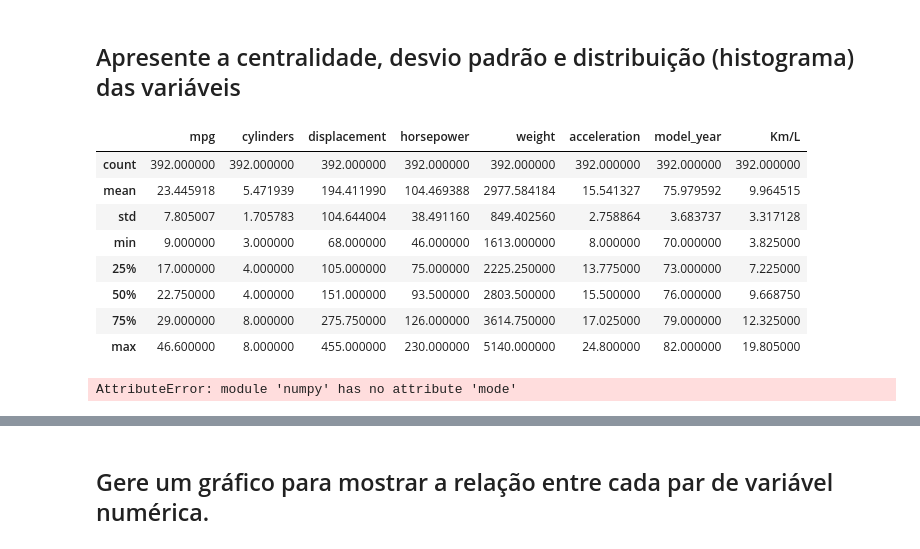
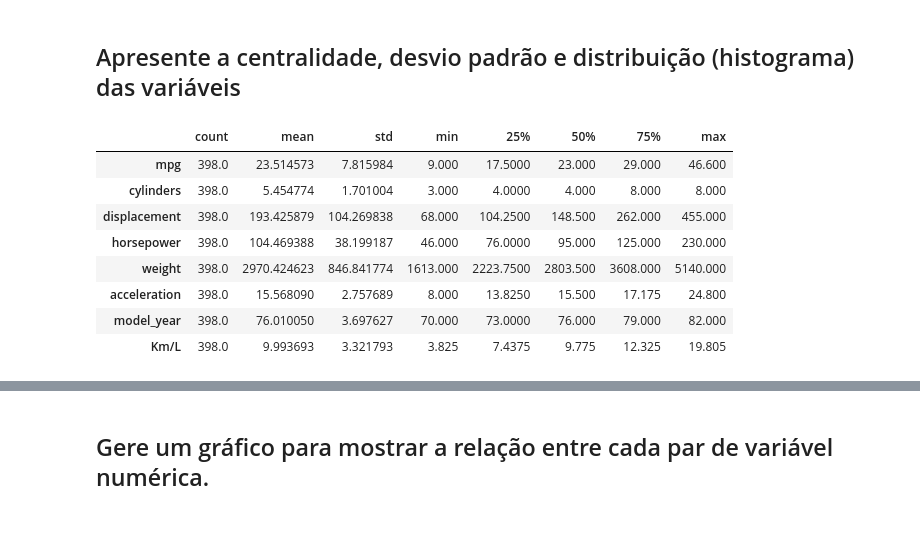
Before and after one commit to taispin/DataScience-DH, a Jupyter notebook: Desafio_0/DSTN02_DESAFIO.ipynb, the cells around one changed output, grey strips where cells are left out. Saved outputs shown, nothing was run; the diff lists cells and outputs as text; code cells hidden in the pictures.

```diff
--- a/Desafio_0/DSTN02_DESAFIO.ipynb
+++ b/Desafio_0/DSTN02_DESAFIO.ipynb
@@ -338,18 +338,16 @@ auto_industry
 # %% [markdown]
 ## Apresente a centralidade, desvio padrão e distribuição (histograma) das variáveis
 # %%
-auto_industry.describe()
+auto_industry.describe().transpose()
 # %% [output]
-|  | mpg | cylinders | displacement | horsepower | weight | acceleration | model_year | Km/L |
-| count | 392.000000 | 392.000000 | 392.000000 | 392.000000 | 392.000000 | 392.000000 | 392.000000 | 392.000000 |
-| mean | 23.445918 | 5.471939 | 194.411990 | 104.469388 | 2977.584184 | 15.541327 | 75.979592 | 9.964515 |
-| std | 7.805007 | 1.705783 | 104.644004 | 38.491160 | 849.402560 | 2.758864 | 3.683737 | 3.317128 |
-| min | 9.000000 | 3.000000 | 68.000000 | 46.000000 | 1613.000000 | 8.000000 | 70.000000 | 3.825000 |
-| 25% | 17.000000 | 4.000000 | 105.000000 | 75.000000 | 2225.250000 | 13.775000 | 73.000000 | 7.225000 |
-| 50% | 22.750000 | 4.000000 | 151.000000 | 93.500000 | 2803.500000 | 15.500000 | 76.000000 | 9.668750 |
-| 75% | 29.000000 | 8.000000 | 275.750000 | 126.000000 | 3614.750000 | 17.025000 | 79.000000 | 12.325000 |
-| max | 46.600000 | 8.000000 | 455.000000 | 230.000000 | 5140.000000 | 24.800000 | 82.000000 | 19.805000 |
+|  | count | mean | std | min | 25% | 50% | 75% | max |
+| mpg | 398.0 | 23.514573 | 7.815984 | 9.000 | 17.5000 | 23.000 | 29.000 | 46.600 |
+| cylinders | 398.0 | 5.454774 | 1.701004 | 3.000 | 4.0000 | 4.000 | 8.000 | 8.000 |
+| displacement | 398.0 | 193.425879 | 104.269838 | 68.000 | 104.2500 | 148.500 | 262.000 | 455.000 |
+| horsepower | 398.0 | 104.469388 | 38.199187 | 46.000 | 76.0000 | 95.000 | 125.000 | 230.000 |
+| weight | 398.0 | 2970.424623 | 846.841774 | 1613.000 | 2223.7500 | 2803.500 | 3608.000 | 5140.000 |
+| acceleration | 398.0 | 15.568090 | 2.757689 | 8.000 | 13.8250 | 15.500 | 17.175 | 24.800 |
+| model_year | 398.0 | 76.010050 | 3.697627 | 70.000 | 73.0000 | 76.000 | 79.000 | 82.000 |
+| Km/L | 398.0 | 9.993693 | 3.321793 | 3.825 | 7.4375 | 9.775 | 12.325 | 19.805 |
 # %%
-auto_industry.applymap(np.mode())
+#auto_industry.applymap(np.mode()) -> Divida Técnica
-# %% [output]
-AttributeError: module 'numpy' has no attribute 'mode'
```
Also changed, not shown: parts of 23 cells of this notebook.
